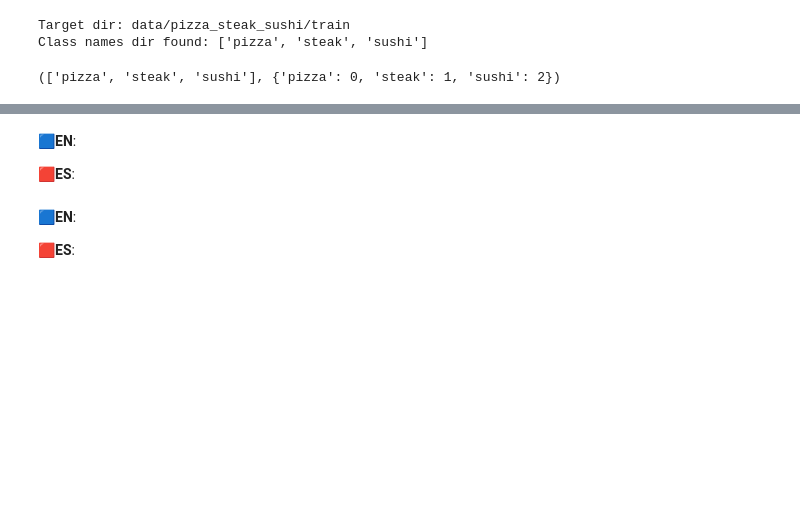
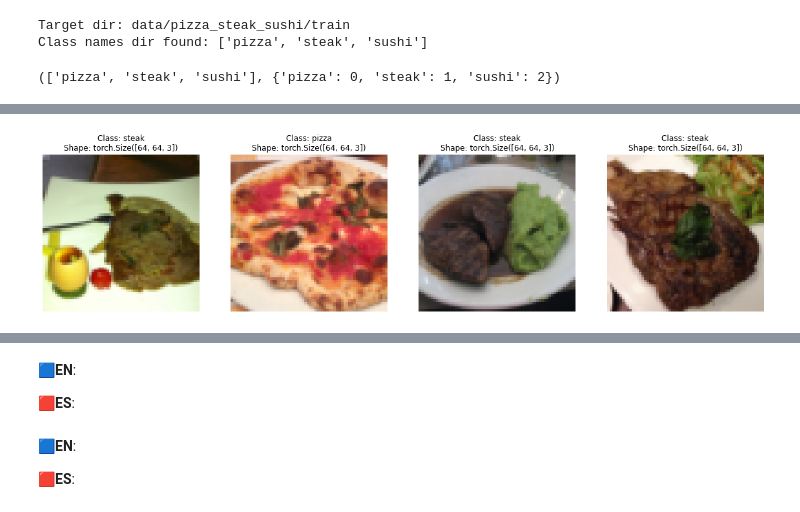
Before and after one commit to fxop0218/Tutorial-PyTorchForBeginners, a Jupyter notebook: 05_custom_dataset_pytorch_beginners.ipynb, the cells around one changed output, grey strips where cells are left out. Drawn from its saved outputs; the diff is of its cells as text; code cells hidden in the pictures; blank space fills up the shorter version.

```diff
--- a/05_custom_dataset_pytorch_beginners.ipynb
+++ b/05_custom_dataset_pytorch_beginners.ipynb
@@ -418,0 +536,43 @@ find_classes(target_dir)
+# %%
+# Create function take
+def disp_rand_imgs(dataset: torch.utils.data.Dataset,
+                   display_shape: bool = True,
+                   classes: List[str] = None,
+                   seed: int = None,
+                   n: int = 9):
+  if n > 9:
+    n = 9
+    disp_shape = False
+    print(f"Max display: {n}")
+
+  # Set seed if exists
+  if seed:
+    random.seed(seed)
+
+  # Get random index
+  random_samples_idx = random.sample(range(len(dataset)), k=n)
+
+  # Loop through random indexes and plot them with matplotlib
+  plt.figure(figsize=(20, 10))
+  for i, target_sample in enumerate(random_samples_idx):
+    targ_image, targ_label = dataset[target_sample][0], dataset[target_sample][1]
+
+    # Adjust tensro dim (matplotlib needs [height, width, color_channel] and now is [color_channel, height, width])
+    adjusted_img = targ_image.permute(1, 2, 0)
+
+    # Plot adjusted images
+    plt.subplot(1, n, i+1)
+    plt.imshow(adjusted_img)
+    plt.axis("off")
+    if classes:
+      title = f"Class: {classes[targ_label]}"
+      if display_shape:
+        title = title + f"\nShape: {adjusted_img.shape}"
+    plt.title(title)
+# %%
+disp_rand_imgs(dataset=train_data,
+               classes=classes,
+               seed=10,
+               n=4)
+# %% [output]
+[figure, added]
```
Also changed, not shown: parts of 30 cells of this notebook.
